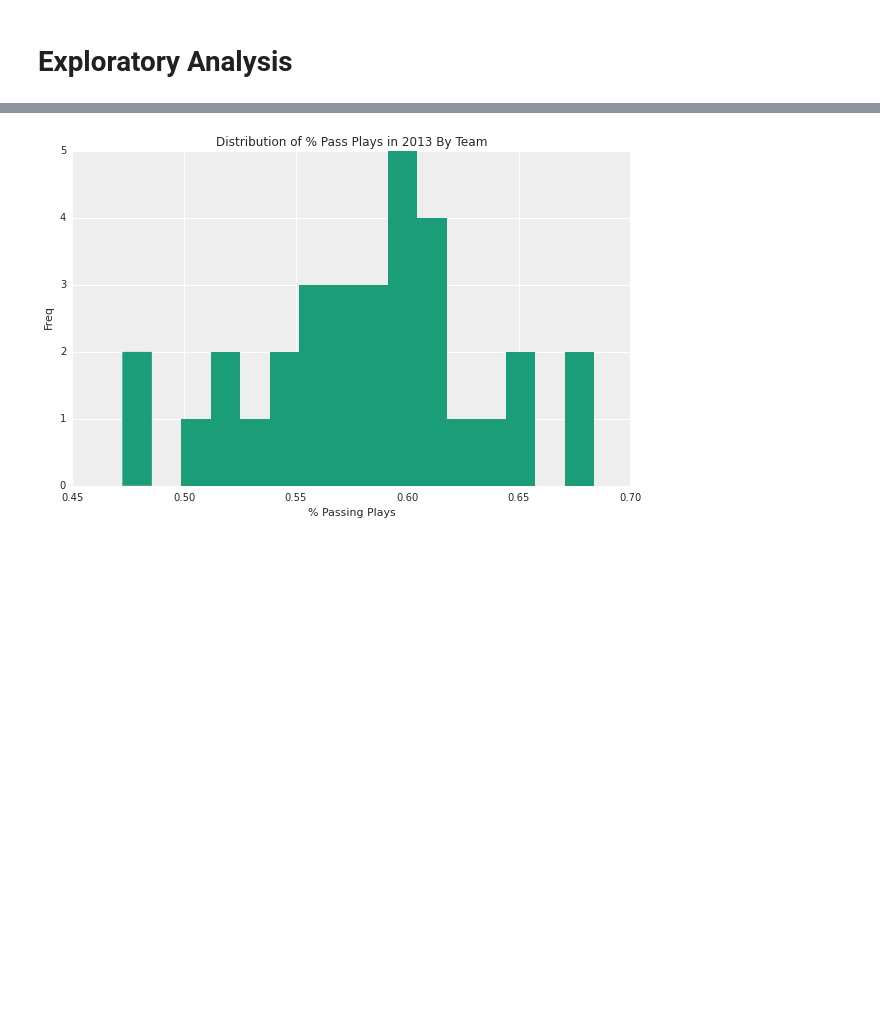
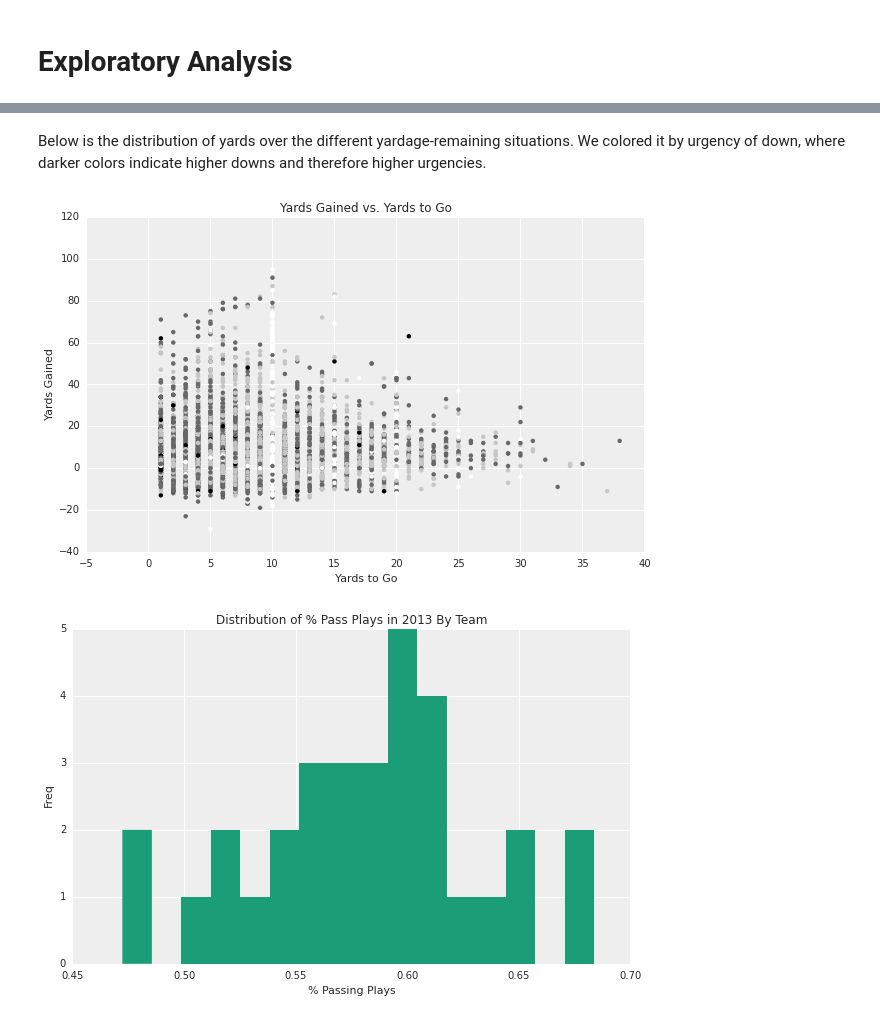
Before and after one commit to araftery/cs109-final-project, a Jupyter notebook: notebook.ipynb, the cells around one changed output, grey strips where cells are left out. Saved outputs shown, nothing was run; the diff lists cells and outputs as text; code cells hidden in the pictures; blank space fills up the shorter version.

```diff
--- a/notebook.ipynb
+++ b/notebook.ipynb
@@ -290,3 +307,13 @@ df[relevant_columns].describe()
+# %% [markdown]
+Below is the distribution of yards over the different yardage-remaining situations. We colored it by urgency of down, where darker colors indicate higher downs and therefore higher urgencies.
+# %%
+plt.scatter(df['ToGo'], df['Yds'], c=df['Down'])
+plt.title("Yards Gained vs. Yards to Go")
+plt.ylabel("Yards Gained")
+plt.xlabel("Yards to Go")
+plt.show()
+# %% [output]
+[figure, added]
 # %%
 df2 = df[['Tm', 'Play Type']]
 df2['Pass'] = df2['Play Type'].apply(lambda x: 1 if x == 'Pass' or x == 'Sack' else 0)
```
Also changed, not shown: parts of 9 cells of this notebook.
